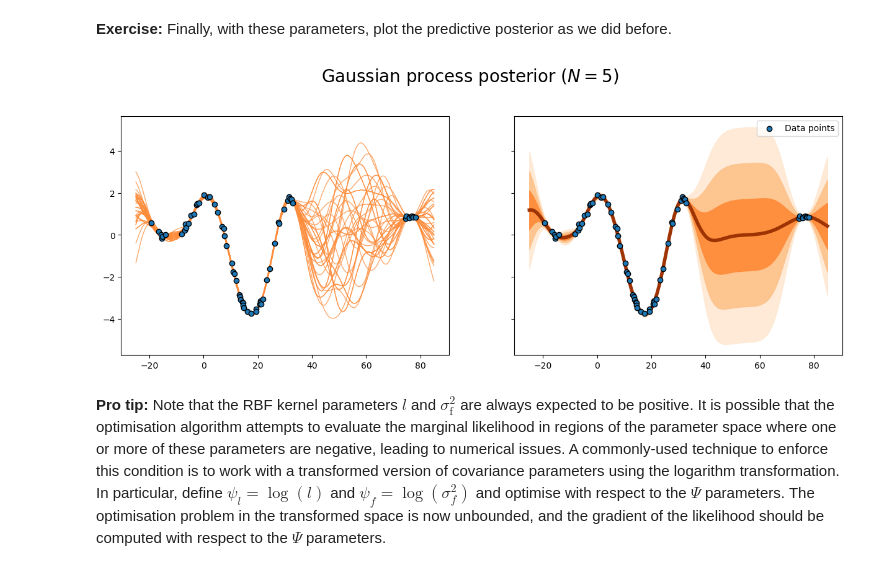
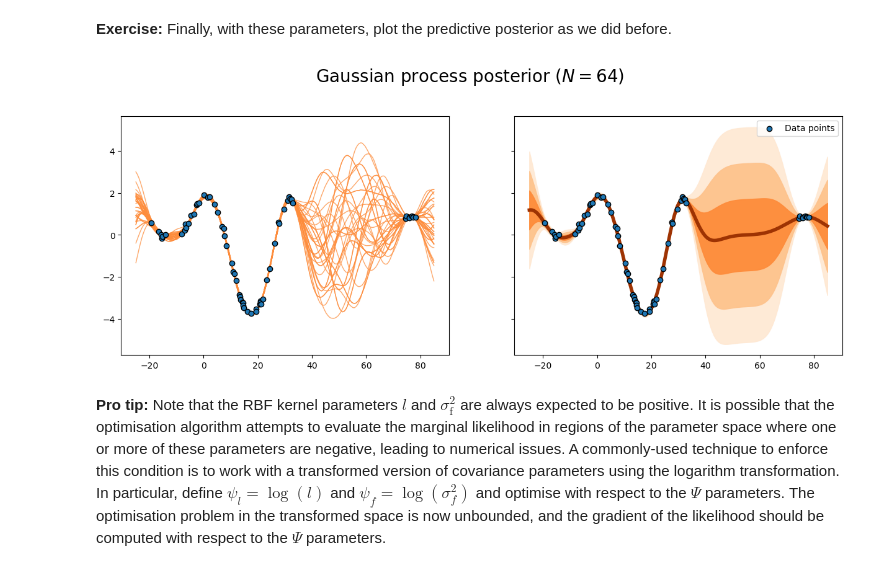
Before and after one commit to francdente/asi-labs, a Jupyter notebook: lab_week2-public/Gaussian_Process_Regression.ipynb, the cells around one changed output. Drawn from its saved outputs; the diff is of its cells as text; code cells hidden in the pictures.

```diff
--- a/lab_week2-public/Gaussian_Process_Regression.ipynb
+++ b/lab_week2-public/Gaussian_Process_Regression.ipynb
@@ -313,3 +314,20 @@ Try to change the kernel parameters (lengthscale and variance). Plot the posteri
+# %%
+for lengthscale in [0.1, 1.0, 10.0]:
+    for variance in [0.1, 1.0, 10.0]:
+        params = {"lengthscale": lengthscale, "variance": variance}
+        samples, mean, cov = sample_f_prior(params, rbf_kernel, Xt)
+        fig, (ax0, ax1) = plt.subplots(1, 2, figsize=[10, 3], sharey=True)
+        plot_samples(Xt, samples, ax=ax0)
+        plot_gp(Xt, mean, cov, ax=ax1)
+        plot_data(X, y, ax1)
+        ax1.legend()
+        fig.suptitle(
+            f"Gaussian process prior ($l={lengthscale}, \sigma^2={variance}$)",
+            y=1.05,
+            fontsize=20,
+        )
+        plt.show()
+# @@ COMPLETE @@ #
 # %% [markdown]
 # 3. Model evaluation
 # %% [markdown]
@@ -414,0 +443,26 @@ Pick one/two versions of the Matérn kernel and implement them. Plot the prior f
+# %%
+# plot on the same figure the two priors with the two different kernels
+params = {"lengthscale": 15.0, "variance": 2.0}
+
+samples, mean, cov = sample_f_prior(params, matern_kernel_12, Xt)
+
+fig, (ax0, ax1) = plt.subplots(1, 2, figsize=[10, 3], sharey=True)
+plot_samples(Xt, samples, ax=ax0)
+plot_gp(Xt, mean, cov, ax=ax1)
+plot_data(X, y, ax1)
+ax1.legend()
+fig.suptitle(r"Gaussian process prior", y=1.05, fontsize=20)
+plt.show()
+
+params = {"lengthscale": 15.0, "variance": 2.0}
+
+samples, mean, cov = sample_f_prior(params, matern_kernel_32, Xt)
+
+fig, (ax0, ax1) = plt.subplots(1, 2, figsize=[10, 3], sharey=True)
+plot_samples(Xt, samples, ax=ax0)
+plot_gp(Xt, mean, cov, ax=ax1)
+plot_data(X, y, ax1)
+ax1.legend()
+fig.suptitle(r"Gaussian process prior", y=1.05, fontsize=20)
+
+plt.show()
@@ -497,20 +571,20 @@ Finally, with these parameters, plot the predictive posterior as we did before.
 # %%
 np.random.seed(0)
 f_mean, f_cov = predict_f_posterior(params, rbf_kernel, X, y, Xt, sn2=0.01)
 samples = np.random.multivariate_normal(f_mean, f_cov, 50)
 
 fig, (ax0, ax1) = plt.subplots(1, 2, figsize=[15, 5], sharey=True)
 plot_samples(Xt, samples, palette="Oranges", ax=ax0, N=40)
 plot_data(X, y, ax0)
 plot_gp(Xt, f_mean, f_cov, palette="Oranges", ax=ax1)
 plot_data(X, y, ax1)
 ax1.legend()
-fig.suptitle(f"Gaussian process posterior ($N={len(Xtr)}$)", y=1.04, fontsize=20)
+fig.suptitle(f"Gaussian process posterior ($N={len(X)}$)", y=1.04, fontsize=20)
 plt.show()
 
 # @@ COMPLETE @@ #
 # %% [output]
-[figure, old version]
+[figure, new version]
 # %% [markdown]
 **Pro tip:** Note that the RBF kernel parameters $l$ and $\sigma_\mathrm{f}^2$ are always expected to be positive. It is possible that the optimisation algorithm attempts to evaluate the marginal likelihood in regions of the parameter space where one or more of these parameters are negative, leading to numerical issues.
 A commonly-used technique to enforce this condition is to work with a transformed version of covariance parameters using the logarithm transformation. In particular, define $\psi_l = \log(l)$ and $\psi_{f} = \log(\sigma_{f}^2 )$ and optimise with respect to the $\Psi$ parameters.
```
Also changed, not shown: parts of 7 cells of this notebook.
